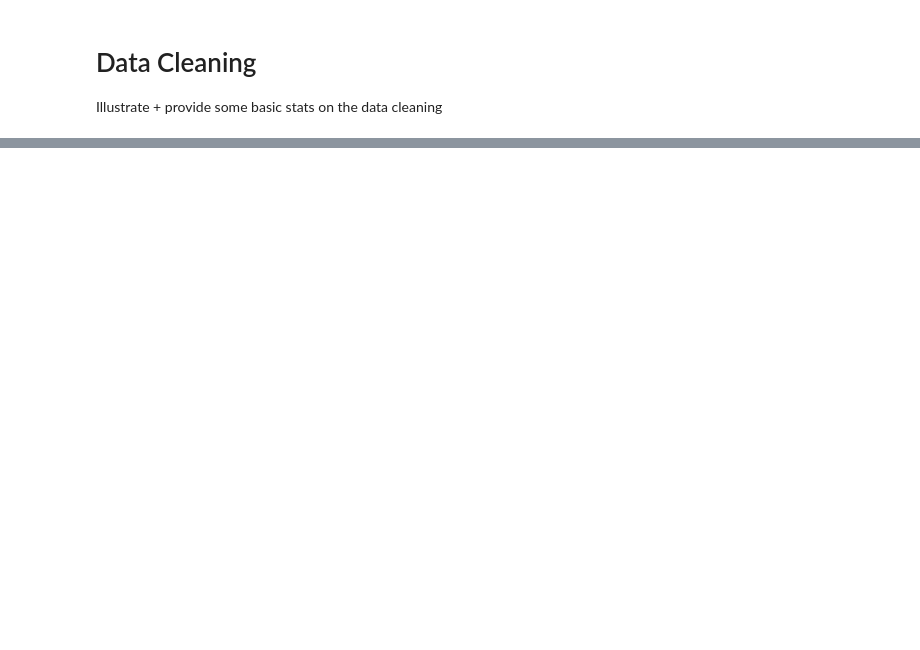
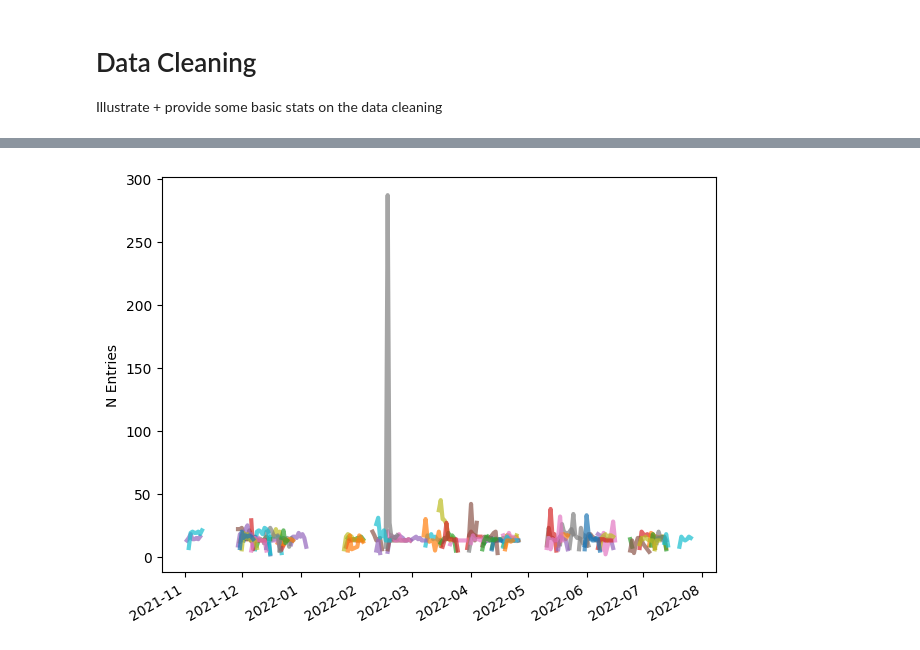
Before and after one commit to JGIBristol/seaco_smartwatch_paper, a Jupyter notebook: data_cleaning.ipynb, the cells around one changed output, grey strips where cells are left out. Drawn from its saved outputs; the diff is of its cells as text; code cells hidden in the pictures; blank space fills up the shorter version.

```diff
--- a/data_cleaning.ipynb
+++ b/data_cleaning.ipynb
@@ -34,0 +79,11 @@ raw_entries.head()
+# %%
+"""
+Remove entries before the first day
+
+"""
+cleaned = raw_entries.copy()
+cleaned = cleaned[cleaned["delta"].dt.days >= 0]
+
+plot(cleaned, f"{img_dir}/removed_early_entries_per_day.png")
+# %% [output]
+[figure, added]
```
Also changed, not shown: parts of 9 cells of this notebook, 2 other files.
